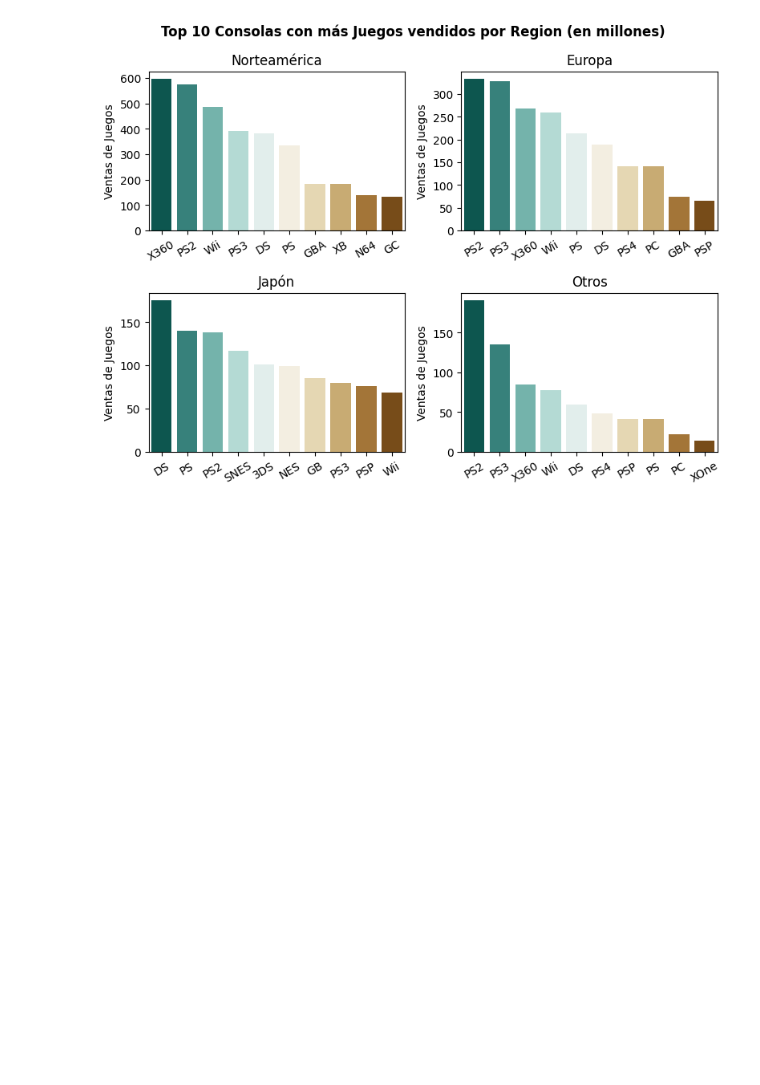
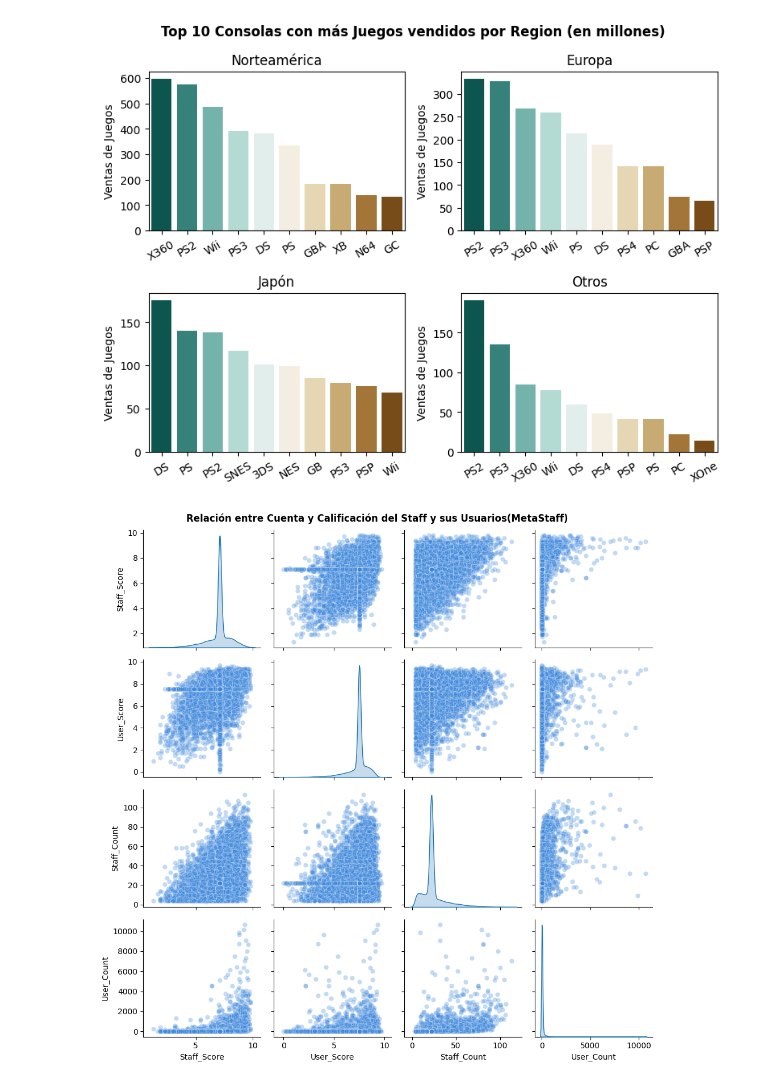
Before and after one commit to christianV1zcardo/Proyect_videogames_sales_EDA, a Jupyter notebook: main.ipynb, the cells around one changed output. Drawn from its saved outputs; the diff is of its cells as text; code cells hidden in the pictures; blank space fills up the shorter version.

Commit message:
Users x Staff

```diff
--- a/main.ipynb
+++ b/main.ipynb
@@ -62,7 +62,9 @@ dtype: int64
 # %%
 # Limpieza de Datos
 
-df = df.rename(columns={'Year_of_Release':'Year'})
+df = df.rename(columns={'Year_of_Release':'Year',
+                        'Critic_Score':'Staff_Score',
+                        'Critic_Count': 'Staff_Count'})
 
 df = df.dropna(subset=['Year'])
 
@@ -72,13 +74,15 @@ df = df.fillna({
     'Genre': df['Genre'].mode()[0],
     'Publisher': df['Publisher'].mode()[0],
     'Rating': 'No clasificado',
-    'Critic_Score' : df['Critic_Score'].median(),
-    'Critic_Count': df['Critic_Count'].median(),
+    'Staff_Score' : df['Staff_Score'].median(),
+    'Staff_Count': df['Staff_Count'].median(),
     'User_Score': df.User_Score.median(),
     'User_Count': df.User_Count.median()
 })
 
 df['Year'] = df['Year'].astype(int)
+df['Staff_Score'] = df['Staff_Score'] / 10
+
 
 df.isnull().sum()
 # %% [output]
@@ -264,3 +270,16 @@ Passing `palette` without assigning `hue` is deprecated and will be removed in v
 
   sns.barplot(data=top_j_r, ax=ax[i], palette='BrBG_r')
 [figure]
+# %%
+df_pp1 = df[['Staff_Score', 'User_Score', 'Staff_Count', 'User_Count']]
+
+x = sns.pairplot(df_pp1, diag_kind='kde',
+            plot_kws={'color':"#3A86DD", 'alpha':0.3})
+
+x.fig.suptitle('Relación entre Cuenta y Calificación del Staff y sus Usuarios \
+(MetaStaff)', fontweight='bold')
+
+plt.tight_layout()
+plt.show()
+# %% [output]
+[figure, added]
```
Also changed, not shown: parts of 3 cells of this notebook, 3 other files.
